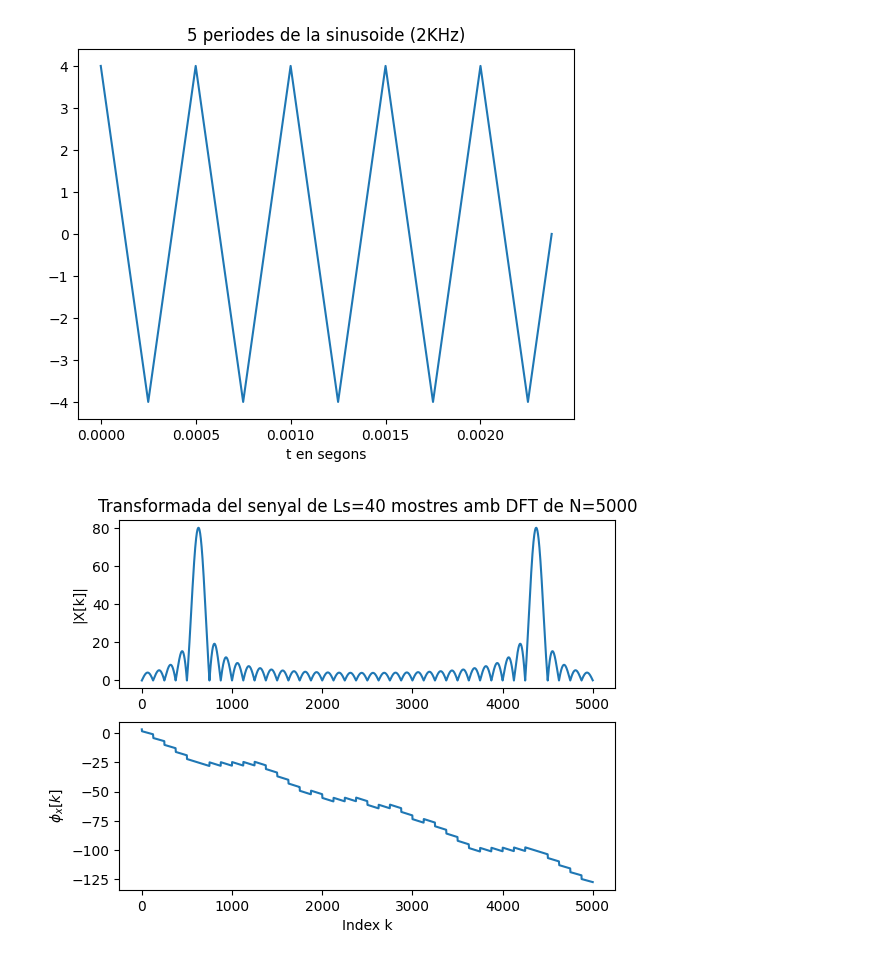
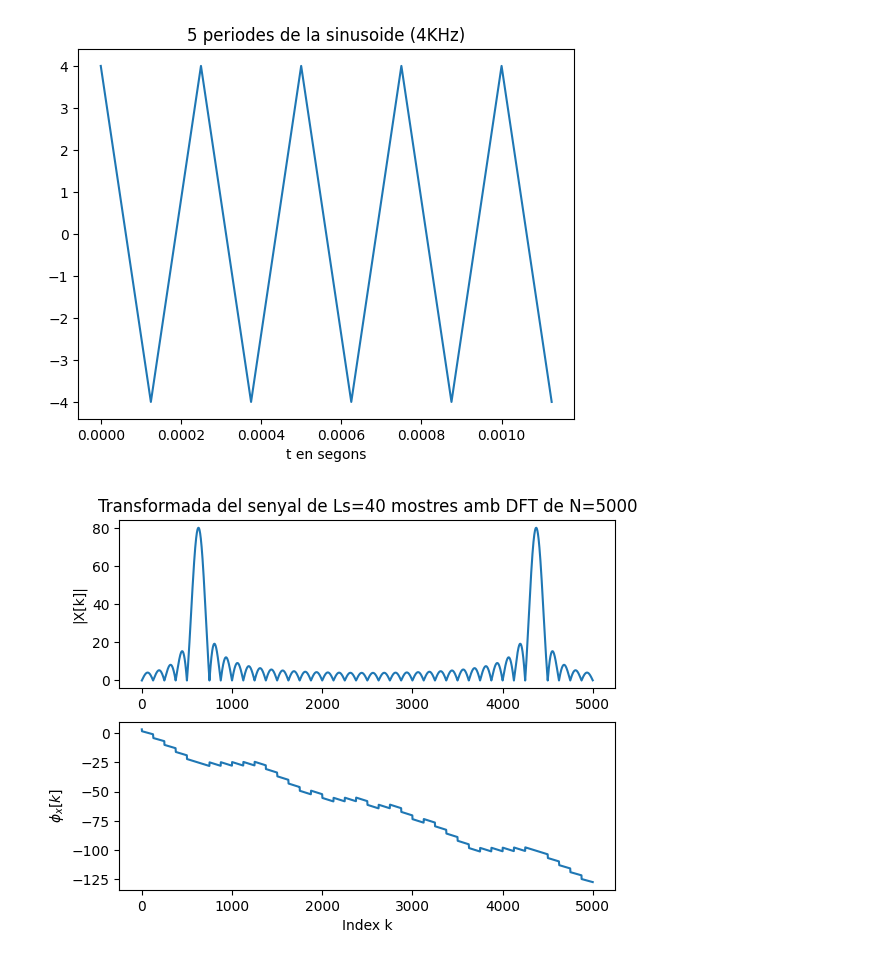
Before and after one commit to albino-pav/APA-T1, a Jupyter notebook: script.ipynb, the cells around one changed output. Saved outputs shown, nothing was run; the diff lists cells and outputs as text; code cells hidden in the pictures.

```diff
--- a/script.ipynb
+++ b/script.ipynb
@@ -7,7 +7,7 @@ from numpy.fft import fft
 # %%
 T = 2.5                               # Durada de T segons
 fm = 8000                             # Freqüència de mostratge en Hz
-fx = 2e3                               # Freqüència de la sinusoide
+fx = 4e3                               # Freqüència de la sinusoide
 A = 4                                  # Amplitud de la sinusoide
 pi = np.pi                             # Valor del número pi
 L = int(fm * T)                      # Nombre de mostres del senyal digital
@@ -18,14 +18,14 @@ sf.write('so_exemple1.wav', x, fm)   # Escriptura del senyal a un fitxer en form
 # %%
 Tx = 1/fx                                   # Període del senyal
 Ls = int(fm * 5 * Tx)                           # Nombre de mostres corresponents a 5 períodes de la sinusoide
 
 plt.figure(0)                             # Nova figura
 plt.plot(t[0:Ls], x[0:Ls])                # Representació del senyal en funció del temps
 plt.xlabel('t en segons')                 # Etiqueta eix temporal
-plt.title('5 periodes de la sinusoide (2KHz)')   # Títol del gràfic
+plt.title('5 periodes de la sinusoide (4KHz)')   # Títol del gràfic
 plt.show()                                # Visualització de l'objecte gràfic.
 # %% [output]
-[figure, old version]
+[figure, new version]
 # %%
 sd.play(x, fm)                # Reproducció d'àudio
 # %%
```
Also changed, not shown: 4 other files.
